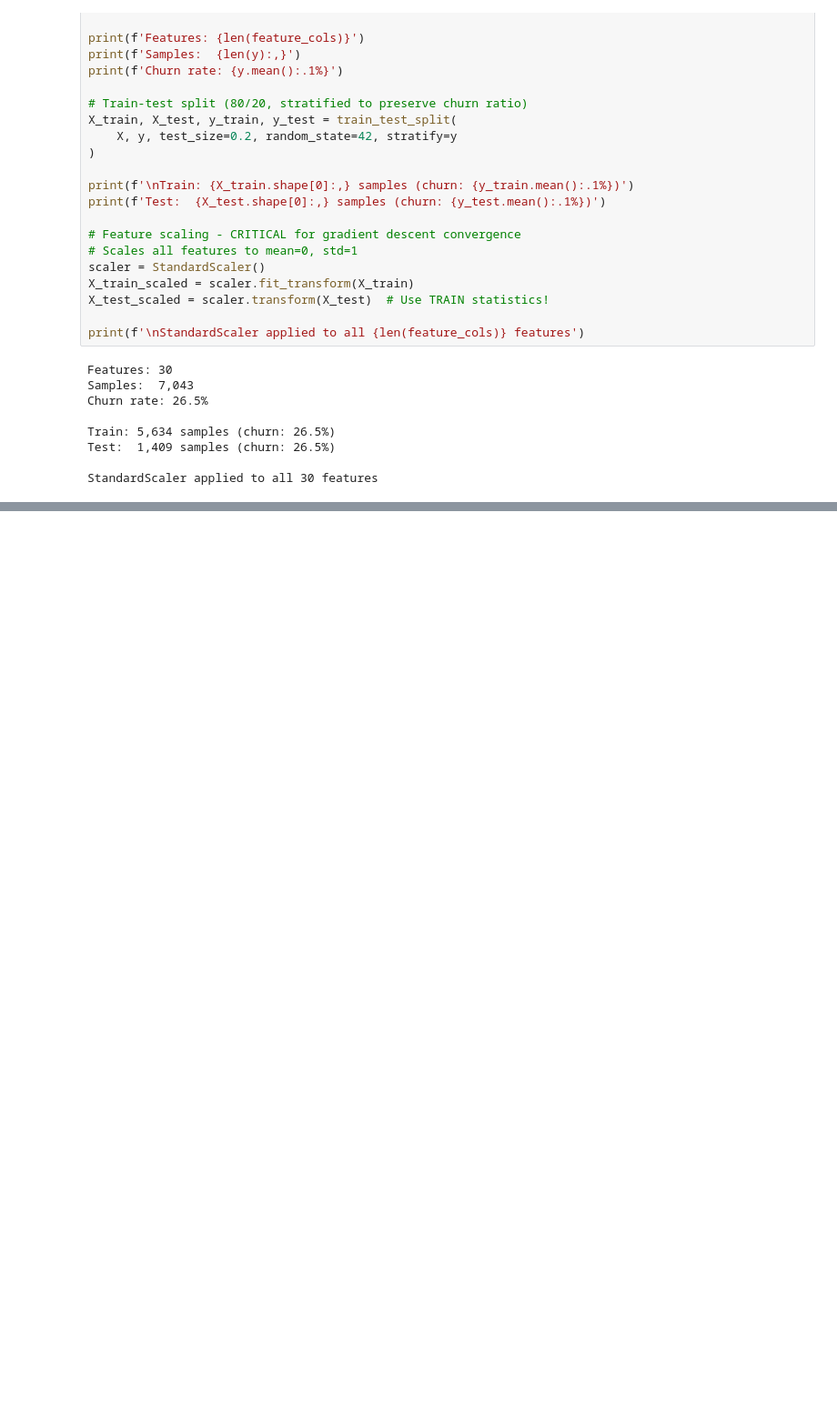
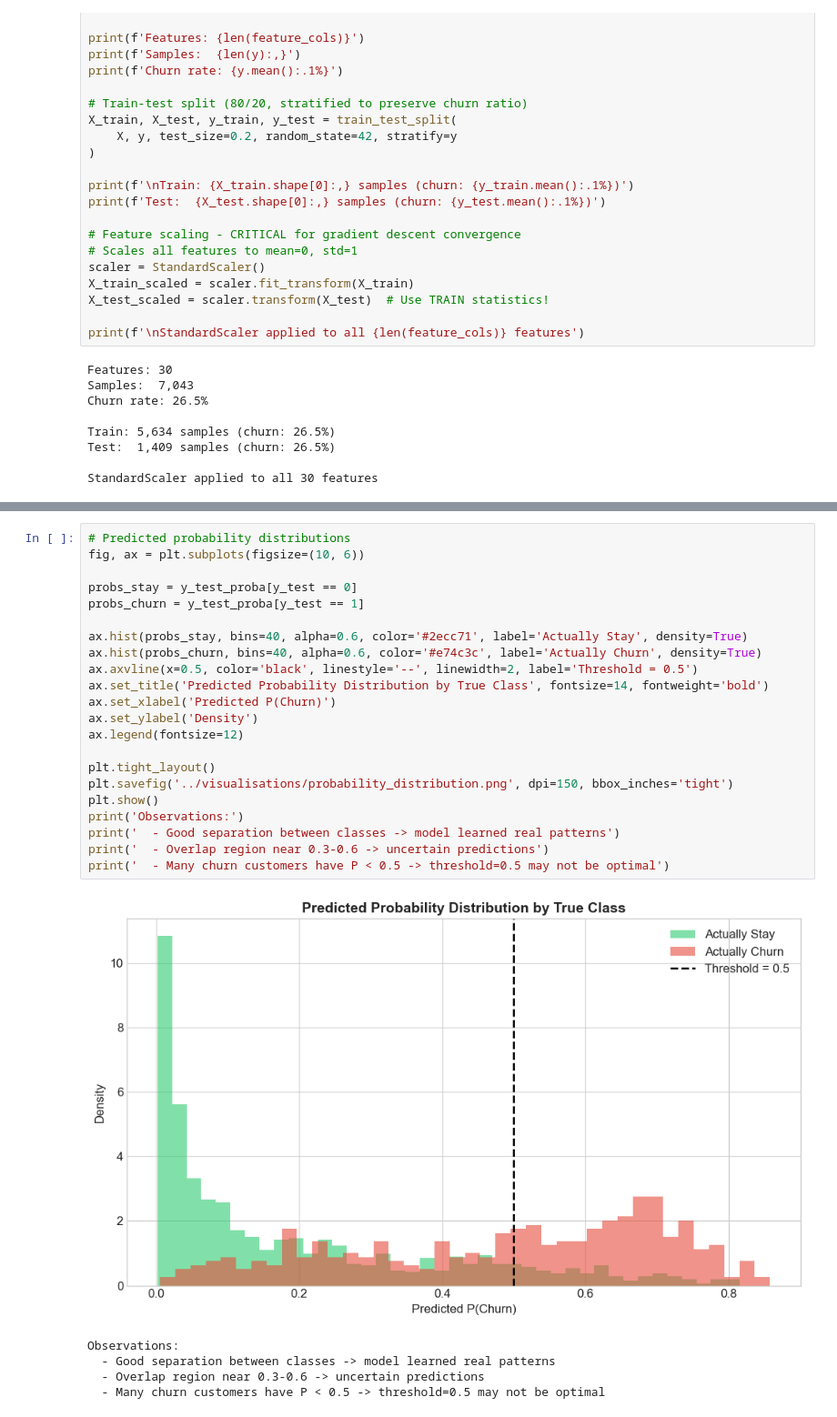
Before and after one commit to AlexKarari/logistic-regression, a Jupyter notebook: notebooks/logisitc_regression.ipynb, the cells around one changed output, grey strips where cells are left out. Shown at 91% size. Saved outputs shown, nothing was run; the diff lists cells and outputs as text; blank space fills up the shorter version.

```diff
--- a/notebooks/logisitc_regression.ipynb
+++ b/notebooks/logisitc_regression.ipynb
@@ -485,0 +542,28 @@ weighted avg       0.54      0.73      0.62      1409
+# %%
+# Predicted probability distributions
+fig, ax = plt.subplots(figsize=(10, 6))
+
+probs_stay = y_test_proba[y_test == 0]
+probs_churn = y_test_proba[y_test == 1]
+
+ax.hist(probs_stay, bins=40, alpha=0.6, color='#2ecc71', label='Actually Stay', density=True)
+ax.hist(probs_churn, bins=40, alpha=0.6, color='#e74c3c', label='Actually Churn', density=True)
+ax.axvline(x=0.5, color='black', linestyle='--', linewidth=2, label='Threshold = 0.5')
+ax.set_title('Predicted Probability Distribution by True Class', fontsize=14, fontweight='bold')
+ax.set_xlabel('Predicted P(Churn)')
+ax.set_ylabel('Density')
+ax.legend(fontsize=12)
+
+plt.tight_layout()
+plt.savefig('../visualisations/probability_distribution.png', dpi=150, bbox_inches='tight')
+plt.show()
+print('Observations:')
+print('  - Good separation between classes -> model learned real patterns')
+print('  - Overlap region near 0.3-0.6 -> uncertain predictions')
+print('  - Many churn customers have P < 0.5 -> threshold=0.5 may not be optimal')
+# %% [output]
+[figure, added]
+Observations:
+  - Good separation between classes -> model learned real patterns
+  - Overlap region near 0.3-0.6 -> uncertain predictions
+  - Many churn customers have P < 0.5 -> threshold=0.5 may not be optimal
```
Also changed, not shown: parts of 7 cells of this notebook, 4 other files.
